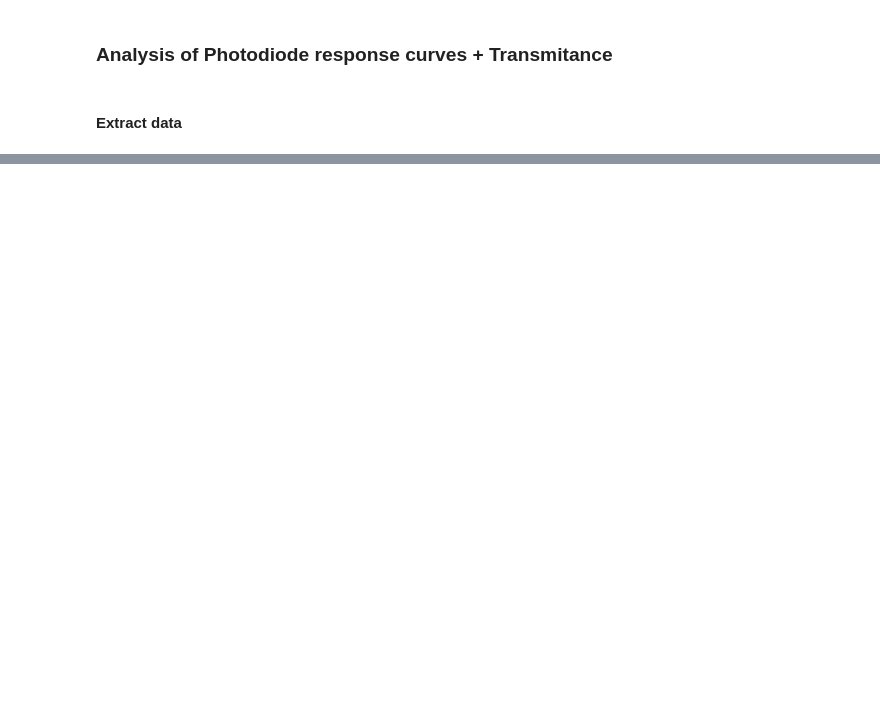
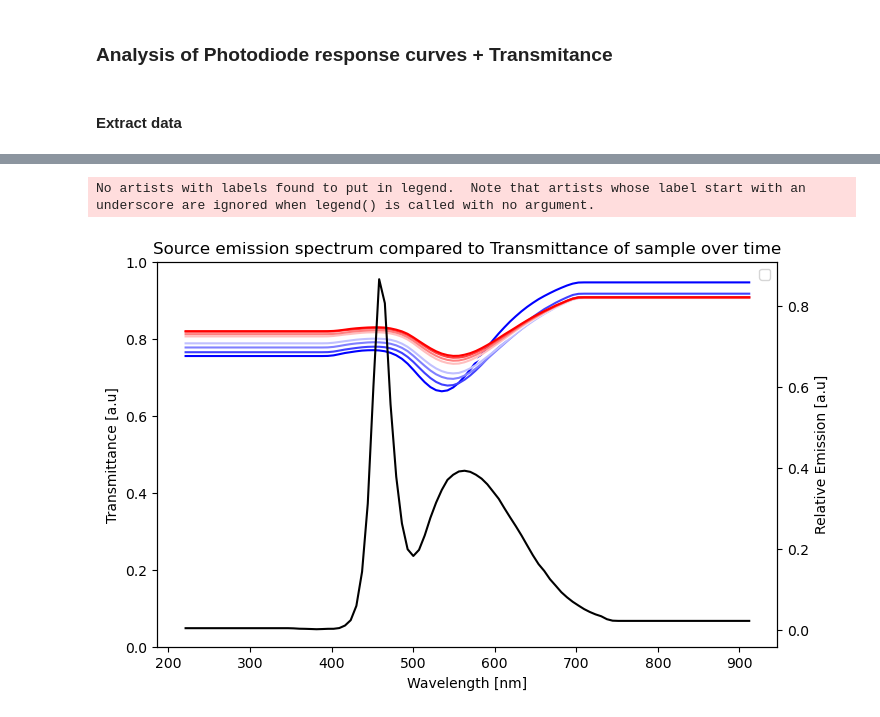
Before and after one commit to Guilldeas/General_Purpose_Analysis, a Jupyter notebook: Analysis_functions.ipynb, the cells around one changed output, grey strips where cells are left out. Drawn from its saved outputs; the diff is of its cells as text; code cells hidden in the pictures; blank space fills up the shorter version.

Commit message:
First implementation of simulation of PD response

```diff
--- a/Analysis_functions.ipynb
+++ b/Analysis_functions.ipynb
@@ -345,0 +333,80 @@ plt.show()
+# %%
+colors = plt.cm.bwr(np.linspace(0, 1, len(Transmittance)))  # Choose a colormap (viridis in this case)
+
+######################################################## Figure 1 ########################################################
+# Shows both the spectra of the source and the transmittance of the sample
+fig1, ax1 = plt.subplots(figsize=(8, 5))
+ax2 = ax1.twinx()
+
+# Plot your additional data on the new figure (ax3)
+iterations = len(Transmittance)
+for n in range(iterations):
+    ax2.plot(Transmittance['wavelength'][n], Transmittance['transmittance'][n], color = colors[n])
+ax2.plot(Source_Rel_Em[0], Source_Rel_Em[1], color='black')
+ax1.set_xlabel('Wavelength [nm]')
+ax1.set_ylabel('Transmittance [a.u]')
+ax2.set_ylabel('Relative Emission [a.u]')
+ax1.set_title('Source emission spectrum compared to Transmittance of sample over time')
+ax1.legend()
+
+######################################################## Figure 2 ########################################################
+# Figure showing light spectra at photodiode
+fig2 = plt.figure()
+
+# Add a subplot
+ax3 = fig2.add_subplot(111)
+
+# Plot the data
+for n in range(len(Spectras_at_PD)):
+    ax3.plot(Spectras_at_PD['wavelength'][n], Spectras_at_PD['transmittance'][n], color = colors[n])
+
+# Customize the plot
+ax3.set_xlabel('Wavelength [nm]')
+ax3.set_ylabel('Spectrum at the photodiode [a.u]')
+#ax.set_ylabel('')
+ax3.set_title('Spectrum at the photodiode over time')
+
+######################################################## Figure 3 ########################################################
+# Create the original twin figure
+fig3, ax4 = plt.subplots(figsize=(8, 5))
+ax5 = ax4.twinx()
+
+# Plot data on the original twin figure (as in your provided code)
+ax4.plot(Blue[0], Blue[1], color='blue', label='Blue', linestyle='dashed')
+ax4.plot(Green[0], Green[1], color='green', label='Green', linestyle='dashed')
+ax4.plot(Red[0], Red[1], color='red', label='Red',linestyle='dashed')
+
+iterations = len(Transmittance)
+for n in range(iterations):
+    ax5.plot(Spectras_at_PD['wavelength'][n], Spectras_at_PD['transmittance'][n], color = colors[n])
+
+ax4.set_xlabel('Wavelength [nm]')
+ax4.set_ylabel('Responsivity [A/W]')
+ax5.set_ylabel('Transmittance [a. u.]')
+ax4.set_ylim(0, 0.05 + max(Green[1]))
+#ax2.set_ylim(0.4, 0.9)
+ax4.set_xlim(350, 800)
+ax4.legend(loc='upper left')
+
+######################################################## Figure 4 ########################################################
+# Final figure with evolution of traces over time
+fig4 = plt.figure()
+
+# Add a subplot
+ax6 = fig4.add_subplot(111)
+
+# Plot the data
+ax6.plot(time, Traces[0], color='red')
+ax6.plot(time, Traces[1], color='green')
+ax6.plot(time, Traces[2], color='blue')
+
+# Customize the plot
+ax6.set_xlabel('t [min]')
+#ax.set_ylabel('')
+ax6.set_title('Theoretical response of photodiodes over time')
+
+# Display the fiugres
+plt.show()
+# %% [output]
+No artists with labels found to put in legend.  Note that artists whose label start with an underscore are ignored when legend() is called with no argument.
+[figure, added]
```
Also changed, not shown: parts of 13 cells of this notebook, 2 other files.
